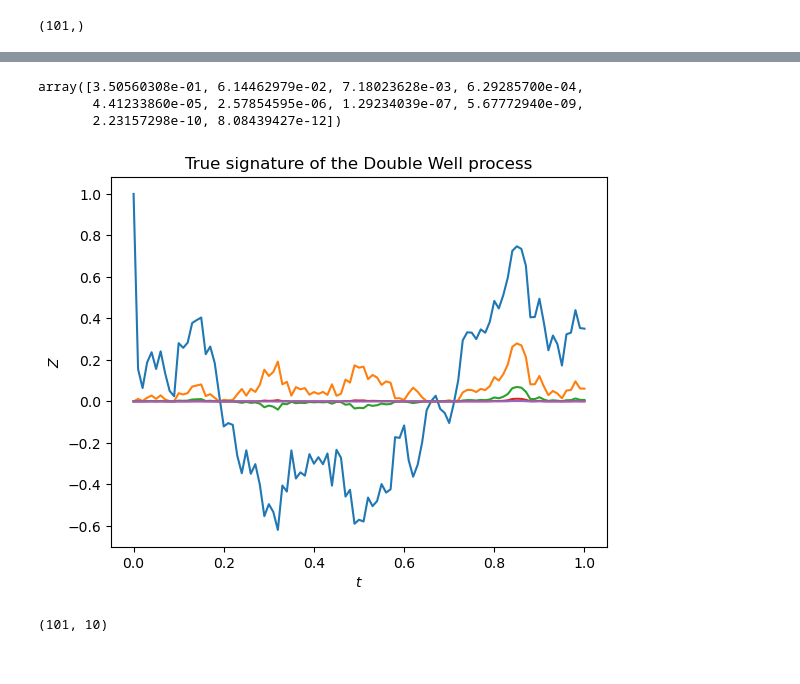
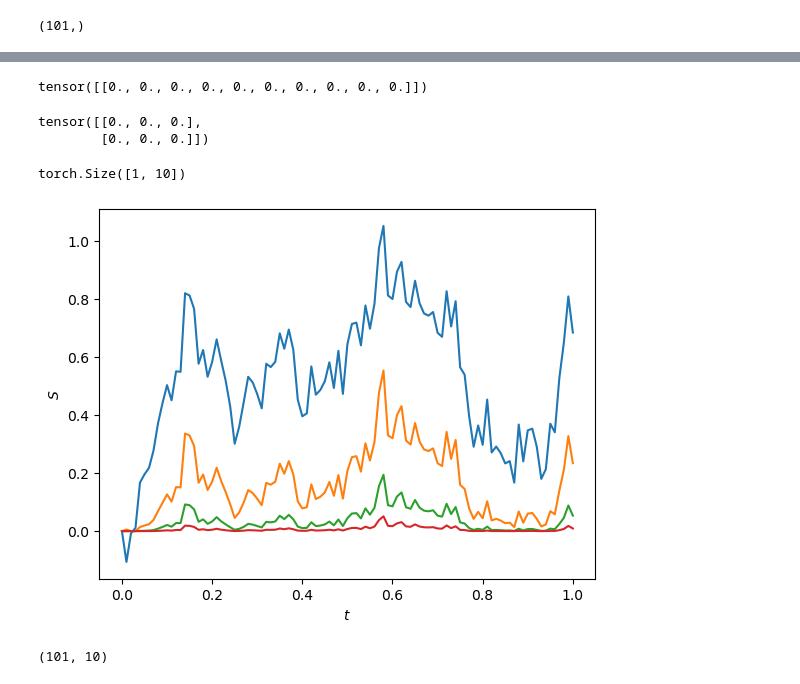
Before and after one commit to vdrvar/signature_randomization_differential-equations, a Jupyter notebook: Signature - Simulation - signatory.ipynb, the cells around one changed output, grey strips where cells are left out. Saved outputs shown, nothing was run; the diff lists cells and outputs as text; code cells hidden in the pictures.

```diff
--- a/Signature - Simulation - signatory.ipynb
+++ b/Signature - Simulation - signatory.ipynb
@@ -313,0 +288,4 @@ tensor([[2.4134e-01, 2.9123e-02, 2.3429e-03, 1.4136e-04, 6.8232e-06, 2.7445e-07,
+# %%
+aux = np.zeros((1,k))
+aux[0,0] = 0
+aux
@@ -313,0 +309,17 @@ tensor([[2.4134e-01, 2.9123e-02, 2.3429e-03, 1.4136e-04, 6.8232e-06, 2.7445e-07,
+# %%
+path = torch.rand(1, 1000, 5)
+path_class = signatory.Path(path, 3)
+sig1 = path_class.signature(0, 40)
+sig2 = path_class.signature(300, 600)
+sig3 = path_class.signature(400, 990)
+sig4 = path_class.signature(700, None)
+sig5 = path_class.signature()
+sig4.shape
+torch.zeros(1, 10)
+# %% [output]
+tensor([[0., 0., 0., 0., 0., 0., 0., 0., 0., 0.]])
+# %%
+torch.zeros(2, 3)
+# %% [output]
+tensor([[0., 0., 0.],
+        [0., 0., 0.]])
@@ -314,21 +328,25 @@ tensor([[2.4134e-01, 2.9123e-02, 2.3429e-03, 1.4136e-04, 6.8232e-06, 2.7445e-07,
+# %%
+Y_path_class = signatory.Path(Y_tens, k)
+sig1 = Y_path_class.signature(0, 50)
+sig1.shape
+# %% [output]
+torch.Size([1, 10])
 # %%
 for i in range(1,N):
     Z[i] = Y_path_class.signature(0, i+1).numpy()
-Z[100]
+
+#Y_path_class.signature(0, 1)
-# %% [output]
-array([3.50560308e-01, 6.14462979e-02, 7.18023628e-03, 6.29285700e-04,
-       4.41233860e-05, 2.57854595e-06, 1.29234039e-07, 5.67772940e-09,
-       2.23157298e-10, 8.08439427e-12])
 # %%
-for i in range(5):
+for i in range(4):
     plt.plot(x_axis, Z[:,i])
 
-plt.title("True signature of the Double Well process")
+plt.title("")
+#True signature of the Double Well process
 plt.xlabel("$t$")
-plt.ylabel("$Z$")
+plt.ylabel("$S$")
 plt.show()
 # %% [output]
-[figure, old version]
+[figure, new version]
 # %%
 Z.shape
 # %% [output]
```
Also changed, not shown: parts of 53 cells of this notebook, 2 other files.
